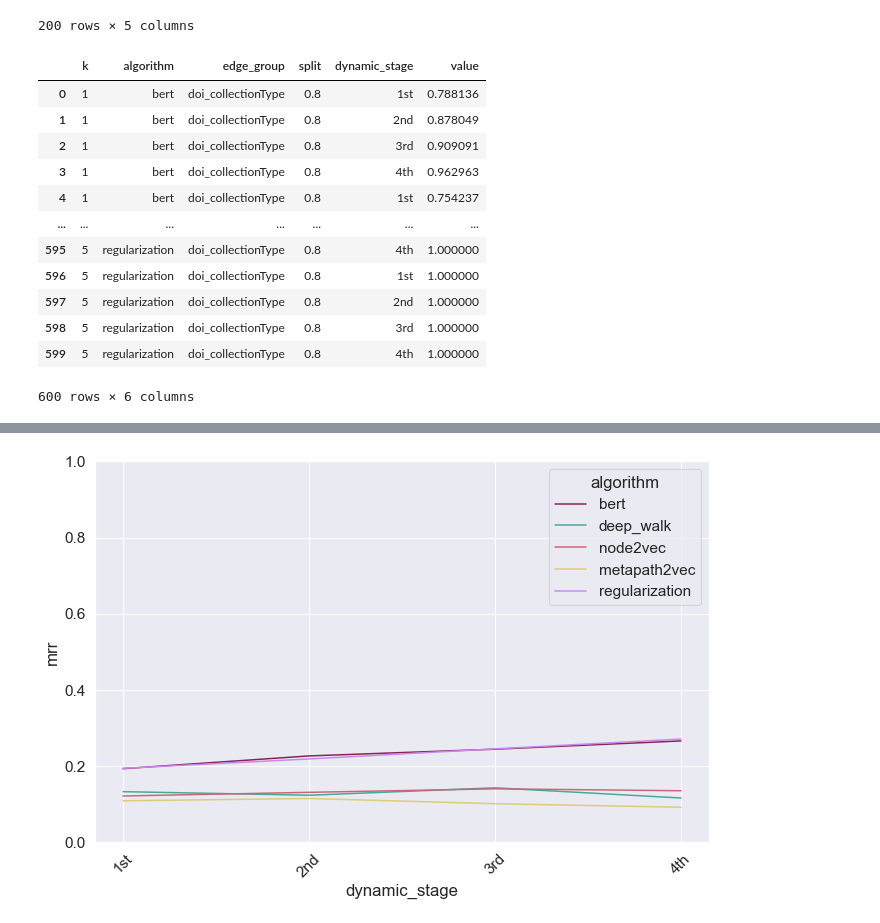
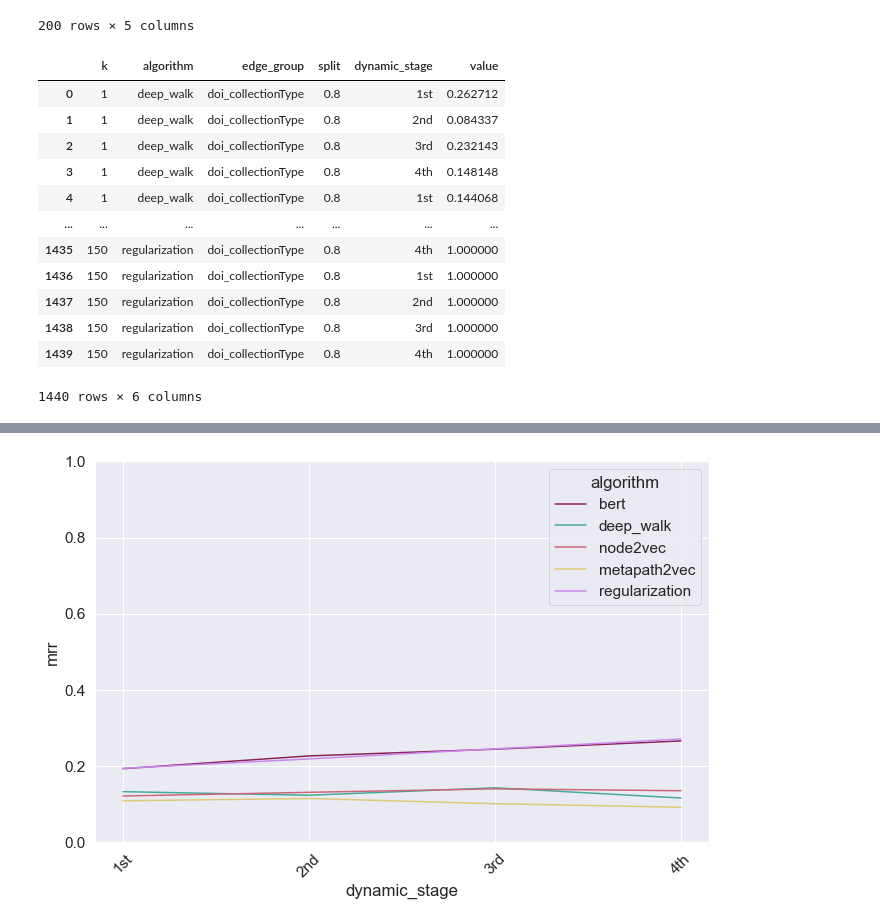
Before and after one commit to AKSW/natuke, a Jupyter notebook: metrics_graph.ipynb, the cells around one changed output, grey strips where cells are left out. Cells and saved outputs as stored; diff of their text form; code cells hidden in the pictures.

```diff
--- a/metrics_graph.ipynb
+++ b/metrics_graph.ipynb
@@ -1,5 +1,7 @@
 # %%
 import pandas as pd
 edge_group = 'doi_collectionType'
+restore_alg = '_knn_results'
+k = 1
 path = 'path-to-data-repository'
 # %%
@@ -20,22 +22,22 @@ mrr_df
 | 199 | regularization | doi_collectionType | 0.8 | 4th | 0.925926 |
 200 rows × 5 columns
 # %%
-hits_df = pd.read_csv('{}metric_results/full_dynamic_hits@k_{}.csv'.format(path, edge_group))
+hits_df = pd.read_csv('{}metric_results/full_dynamic_hits@k_{}{}.csv'.format(path, edge_group, restore_alg))
 hits_df
 # %% [output]
 |  | k | algorithm | edge_group | split | dynamic_stage | value |
-| 0 | 1 | bert | doi_collectionType | 0.8 | 1st | 0.788136 |
-| 1 | 1 | bert | doi_collectionType | 0.8 | 2nd | 0.878049 |
-| 2 | 1 | bert | doi_collectionType | 0.8 | 3rd | 0.909091 |
-| 3 | 1 | bert | doi_collectionType | 0.8 | 4th | 0.962963 |
-| 4 | 1 | bert | doi_collectionType | 0.8 | 1st | 0.754237 |
+| 0 | 1 | deep_walk | doi_collectionType | 0.8 | 1st | 0.262712 |
+| 1 | 1 | deep_walk | doi_collectionType | 0.8 | 2nd | 0.084337 |
+| 2 | 1 | deep_walk | doi_collectionType | 0.8 | 3rd | 0.232143 |
+| 3 | 1 | deep_walk | doi_collectionType | 0.8 | 4th | 0.148148 |
+| 4 | 1 | deep_walk | doi_collectionType | 0.8 | 1st | 0.144068 |
 | ... | ... | ... | ... | ... | ... | ... |
-| 595 | 5 | regularization | doi_collectionType | 0.8 | 4th | 1.000000 |
-| 596 | 5 | regularization | doi_collectionType | 0.8 | 1st | 1.000000 |
-| 597 | 5 | regularization | doi_collectionType | 0.8 | 2nd | 1.000000 |
-| 598 | 5 | regularization | doi_collectionType | 0.8 | 3rd | 1.000000 |
-| 599 | 5 | regularization | doi_collectionType | 0.8 | 4th | 1.000000 |
+| 1435 | 150 | regularization | doi_collectionType | 0.8 | 4th | 1.000000 |
+| 1436 | 150 | regularization | doi_collectionType | 0.8 | 1st | 1.000000 |
+| 1437 | 150 | regularization | doi_collectionType | 0.8 | 2nd | 1.000000 |
+| 1438 | 150 | regularization | doi_collectionType | 0.8 | 3rd | 1.000000 |
+| 1439 | 150 | regularization | doi_collectionType | 0.8 | 4th | 1.000000 |
-600 rows × 6 columns
+1440 rows × 6 columns
 # %%
 execution_times_df = pd.read_csv('{}metric_results/execution_times.csv'.format(path))
 execution_times_df['execution_time'] = execution_times_df['execution_time'].apply(lambda x: x/60)
```
Also changed, not shown: parts of 8 cells of this notebook.
